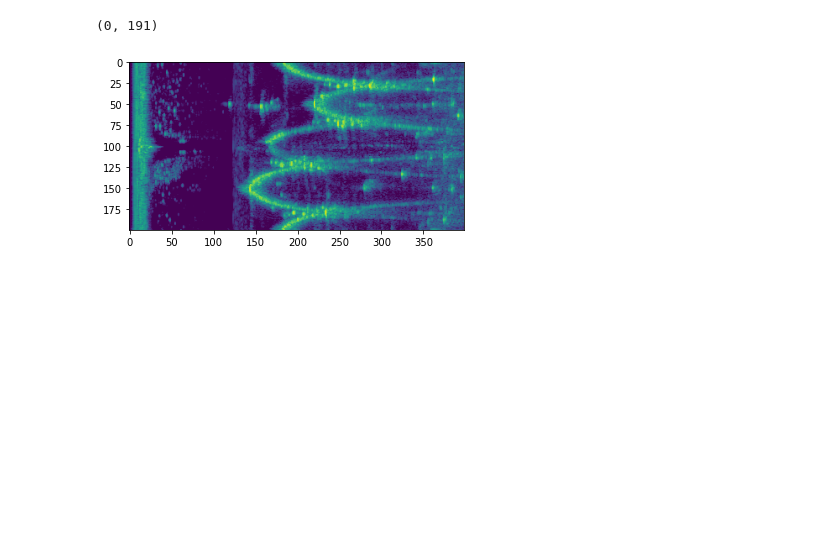
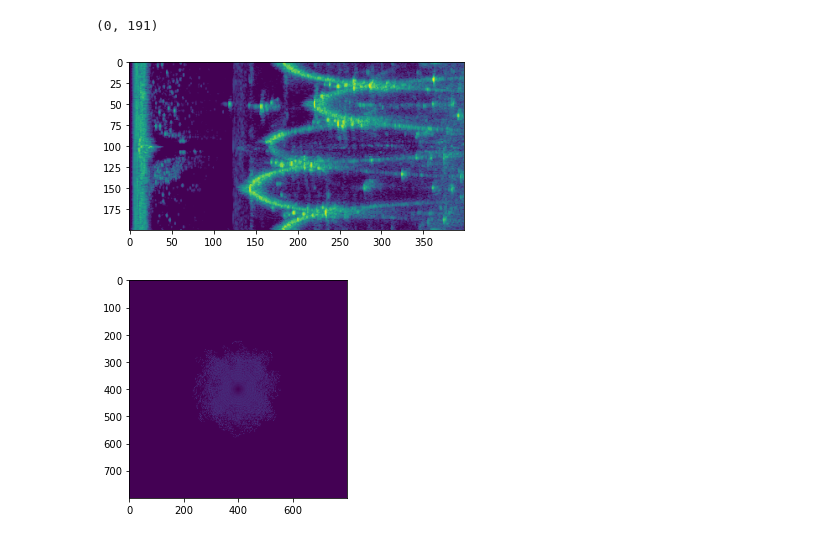
Before and after one commit to JoaoCostaIFG/slam, a Jupyter notebook: preproc.ipynb, the cells around one changed output. Saved outputs shown, nothing was run; the diff lists cells and outputs as text; code cells hidden in the pictures; blank space fills up the shorter version.

Commit message:
WIP: cartesian coordinate image (not working currectly).

```diff
--- a/preproc.ipynb
+++ b/preproc.ipynb
@@ -120,3 +119,37 @@ def genPolarImg(scan, scale=1, outfile="polar.png"):
 genPolarImg(first_scan)
 # %% [output]
 [figure]
+# %%
+from math import radians, cos, sin
+
+def genCartImg(scan, outfile="cartesian.png"):
+    s = 800
+    img_pre = [[(0, 0) for _ in range(s)] for _ in range(s)]
+    x0 = s//2
+    y0 = s//2
+
+    # we need to keep count of the number of times a pixel is affected and
+    # then get the mean of the values
+    for index, scanrow in scan.iterrows():
+        angle = radians(scanrow["angle"])
+        for intensity in scanrow["intensities"]:
+            x = round(x0 + intensity * cos(angle))
+            y = round(y0 + intensity * sin(angle))
+            pixel_info = img_pre[y][x]
+            img_pre[y][x] = (pixel_info[0]+intensity, pixel_info[1]+1)
+
+    img = [[0 for _ in range(s)] for _ in range(s)]
+    for y in range(s):
+        for x in range(s):
+            pixel_info = img_pre[y][x]
+            if pixel_info[1] != 0: # we only care about updated pixels
+                img[y][x] = round(pixel_info[0] / pixel_info[1])
+
+    with open(outfile, "wb+") as f:
+        w = png.Writer(len(img[0]), len(img), greyscale=True)
+        w.write(f, img)
+    plt.imshow(mpimg.imread(outfile));
+
+genCartImg(first_scan)
+# %% [output]
+[figure, added]
```
Also changed, not shown: parts of 1 cell of this notebook, 1 other file.
